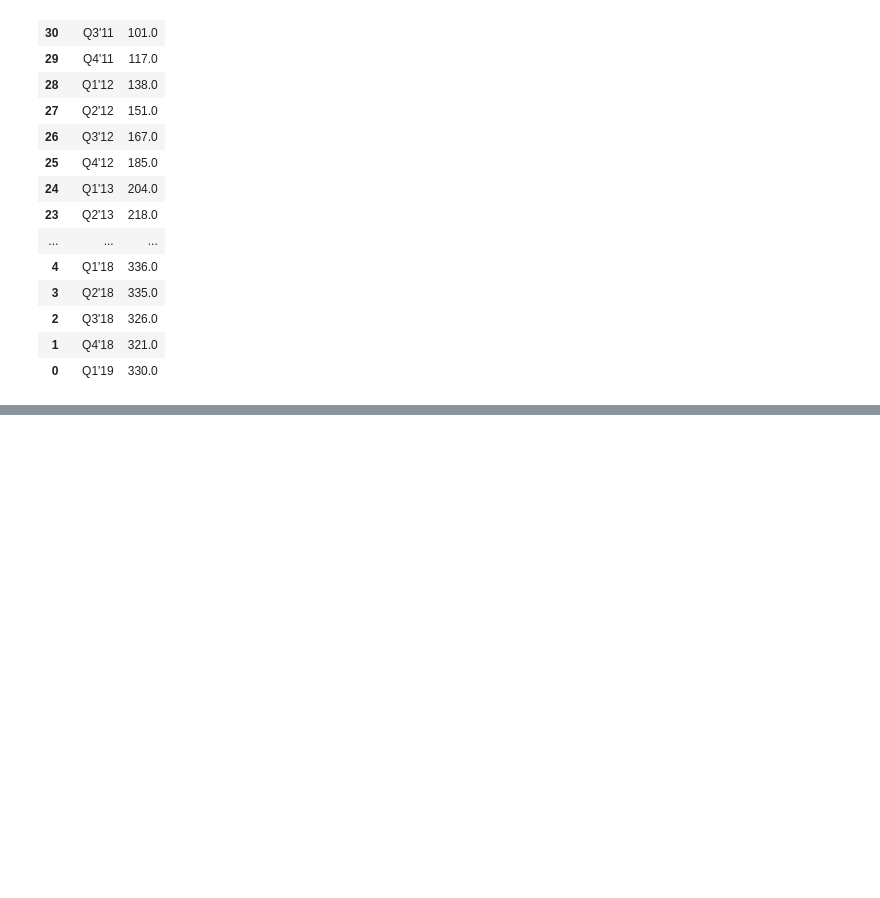
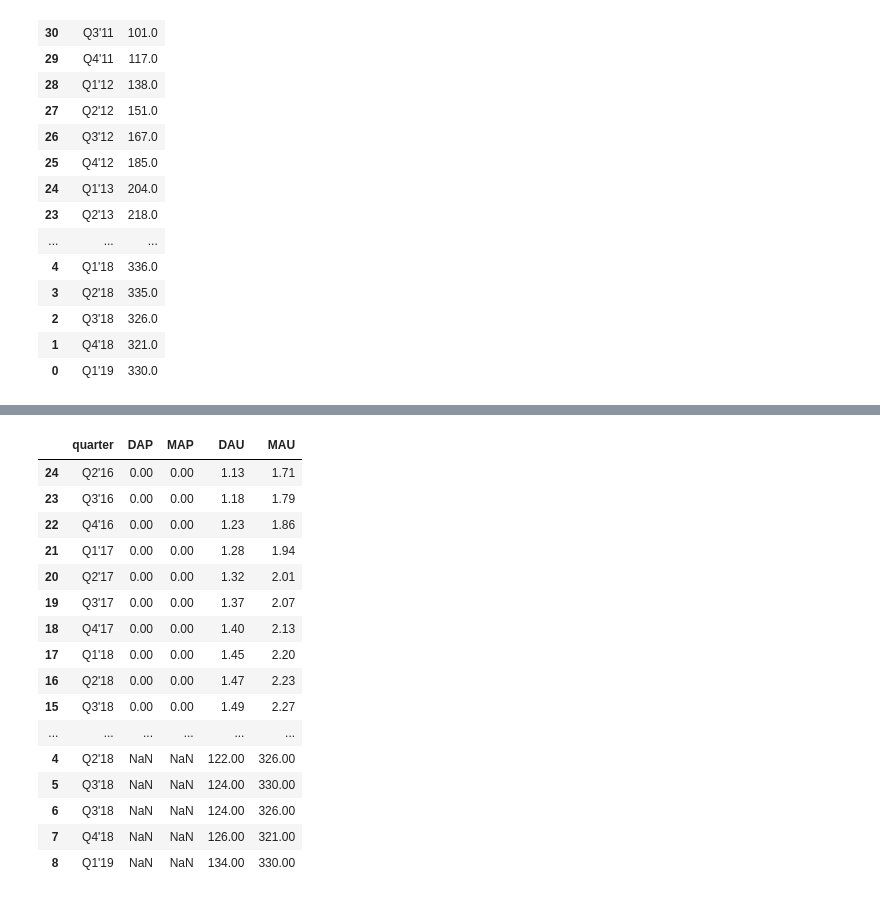
Before and after one commit to DhanushR24/A-study-On-Social-Media-Measurement-Using-Customer-Segmentation-Approach, a Jupyter notebook: visualize.ipynb, the cells around one changed output, grey strips where cells are left out. Saved outputs shown, nothing was run; the diff lists cells and outputs as text; code cells hidden in the pictures; blank space fills up the shorter version.

```diff
--- a/visualize.ipynb
+++ b/visualize.ipynb
@@ -27,4 +27,4 @@ def fixTwQuarter(quarter : str):
 fb['quarter'] = fb['quarter'].apply(lambda quarter: fixQuarter(quarter, 'fb'))
 twMAU['quarter'] = twMAU['quarter'].apply(lambda quarter: fixQuarter(quarter, 'Tw'))
 # %%
-pd.merge(tw, twMAU, on="quarter")
+twCom = pd.merge(tw, twMAU, on="quarter")
@@ -67,0 +76,20 @@ sns.barplot(x = 'quarter', y = 'DAU', data=fb)
+# %%
+pd.concat([fb, twCom])
+# %% [output]
+|  | quarter | DAP | MAP | DAU | MAU |
+| 24 | Q2'16 | 0.00 | 0.00 | 1.13 | 1.71 |
+| 23 | Q3'16 | 0.00 | 0.00 | 1.18 | 1.79 |
+| 22 | Q4'16 | 0.00 | 0.00 | 1.23 | 1.86 |
+| 21 | Q1'17 | 0.00 | 0.00 | 1.28 | 1.94 |
+| 20 | Q2'17 | 0.00 | 0.00 | 1.32 | 2.01 |
+| 19 | Q3'17 | 0.00 | 0.00 | 1.37 | 2.07 |
+| 18 | Q4'17 | 0.00 | 0.00 | 1.40 | 2.13 |
+| 17 | Q1'18 | 0.00 | 0.00 | 1.45 | 2.20 |
+| 16 | Q2'18 | 0.00 | 0.00 | 1.47 | 2.23 |
+| 15 | Q3'18 | 0.00 | 0.00 | 1.49 | 2.27 |
+| ... | ... | ... | ... | ... | ... |
+| 4 | Q2'18 | NaN | NaN | 122.00 | 326.00 |
+| 5 | Q3'18 | NaN | NaN | 124.00 | 330.00 |
+| 6 | Q3'18 | NaN | NaN | 124.00 | 326.00 |
+| 7 | Q4'18 | NaN | NaN | 126.00 | 321.00 |
+| 8 | Q1'19 | NaN | NaN | 134.00 | 330.00 |
```
Also changed, not shown: parts of 4 cells of this notebook, 1 other file.
